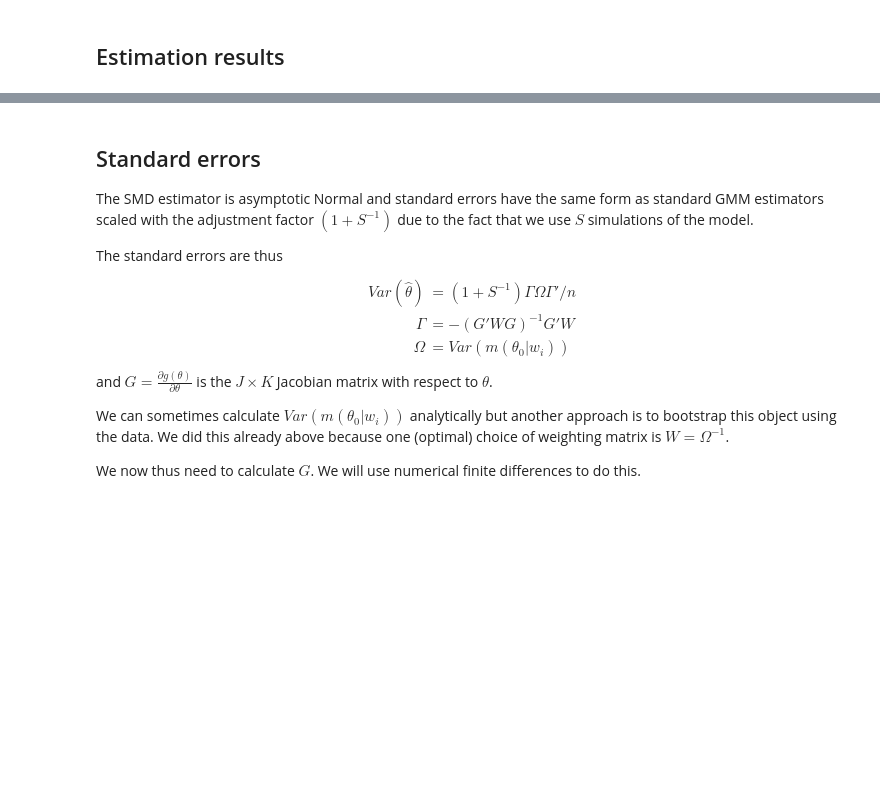
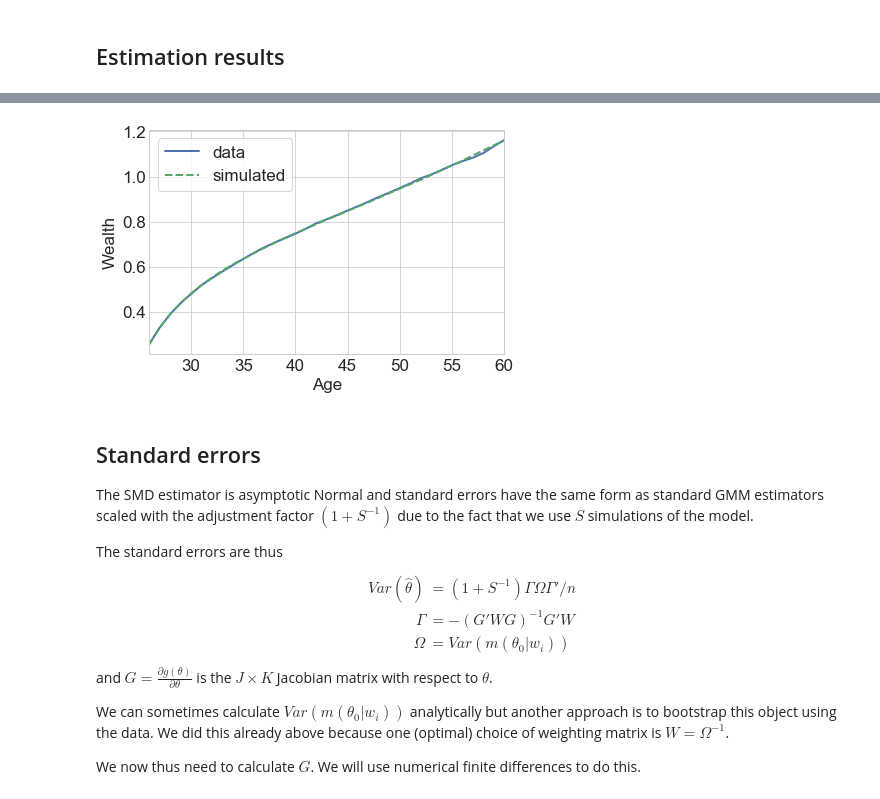
Before and after one commit to NumEconCopenhagen/ConsumptionSavingNotebooks, a Jupyter notebook: DynamicProgramming/04. Structural Estimation.ipynb, the cells around one changed output, grey strips where cells are left out. Saved outputs shown, nothing was run; the diff lists cells and outputs as text; code cells hidden in the pictures; blank space fills up the shorter version.

Commit message:
included model fit

```diff
--- a/DynamicProgramming/04. Structural Estimation.ipynb
+++ b/DynamicProgramming/04. Structural Estimation.ipynb
@@ -133,6 +133,13 @@ Wall time: 1min 55s
        True  Est.
 rho   2.000 1.989
 beta  0.960 0.960
+# %%
+# model fit
+plot_data_x = {'data':moment_names,'simulated':moment_names}
+plot_data_y = {'data':datamoms,'simulated':mom_func(model.sim)}
+smd.plot(plot_data_x,plot_data_y,xlabel='Age',ylabel='Wealth')
+# %% [output]
+[figure, added]
 # %% [markdown]
 ## Standard errors
 The SMD estimator is asymptotic Normal and standard errors have the same form as standard GMM estimators scaled with the adjustment factor $(1+S^{-1})$ due to the fact that we use $S$ simulations of the model.
```
Also changed, not shown: parts of 4 cells of this notebook.
